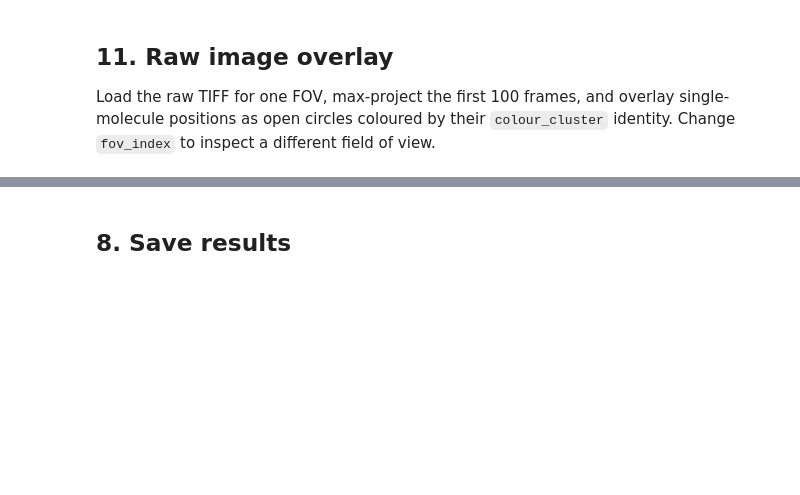
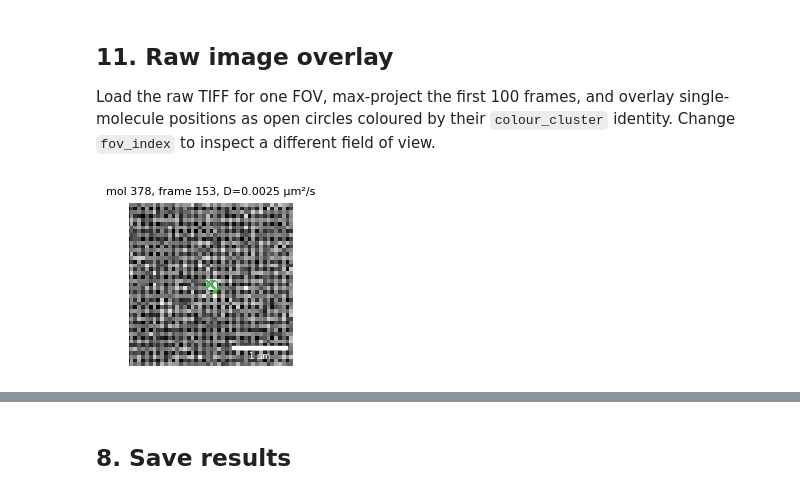
Before and after one commit to JBeckwith/pyS3M, a Jupyter notebook: notebooks/tracking/20260331_Dan_Track_Analysis.ipynb, the cells around one changed output, grey strips where cells are left out. Saved outputs shown, nothing was run; the diff lists cells and outputs as text; code cells hidden in the pictures; blank space fills up the shorter version.

```diff
--- a/notebooks/tracking/20260331_Dan_Track_Analysis.ipynb
+++ b/notebooks/tracking/20260331_Dan_Track_Analysis.ipynb
@@ -458,7 +475,7 @@ Change `fov_index` to inspect a different field of view.
 # %%
 # --- USER: choose FOV and molecule ---
 fov_index         = 4   # index into localisation_files
-mol_display_index = 0   # index into molecules found in this FOV
+mol_display_index = 8  # index into molecules found in this FOV
 track_frame_idx   = None  # None = middle frame of track; or set an int
 
 fov_to_show = localisation_files[fov_index]
@@ -492,32 +509,34 @@ ax = plotter.image_plot(ax, img, cmap="gray",
           origin="upper", scalebarsize=1000, scalebarlabel='1 μm',
           scalebar=True, pixelsize=69)
 ax = ax[0]
 
 # Track line
 ax.plot(track["xc"].values, track["yc"].values,
         color=color, linewidth=0.5, alpha=0.6, zorder=1)
 
 # Localisation at displayed frame (filled marker)
 ax.scatter(loc_at_frame["xc"], loc_at_frame["yc"],
            s=40, color=color, marker="x", linewidths=1.5, zorder=3)
 
 # Median position (open circle)
 ax.scatter([mol_row["xc"]], [mol_row["yc"]], s=75,
            facecolors="none", edgecolors=color, linewidths=1, zorder=2)
 
 # Auto-zoom to track extent with padding
 pad = 20
 ax.set_xlim([track["xc"].min() - pad, track["xc"].max() + pad])
 ax.set_ylim([track["yc"].min() - pad, track["yc"].max() + pad])
 
 ax.set_xlabel("x (pixels)")
 ax.set_ylabel("y (pixels)")
 ax.set_title(f"mol {mol_idx}, frame {display_frame}, "
              f"D={mol_row['D_um2_s']:.4f} µm²/s")
 plt.tight_layout()
 folder = '/scratch/sycamore-asap/2026_Multicolour_Paper/For_Talks/Tracking'
 plt.savefig(os.path.join(folder, 'Single_Molecule_Frame.svg'), dpi=600,
             format='svg', bbox_inches='tight')
 plt.show()
+# %% [output]
+[figure, added]
 # %%
 mol_subset["xc"].values[0]
```
Also changed, not shown: parts of 7 cells of this notebook.
